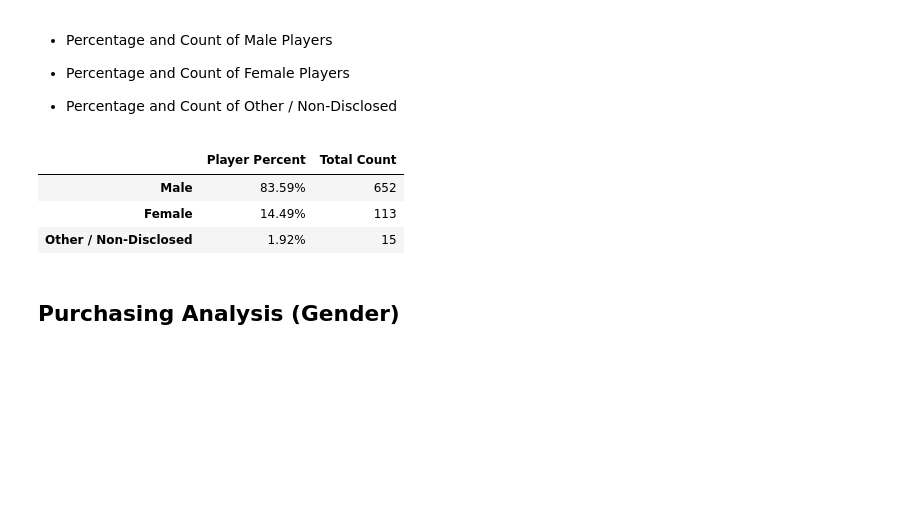
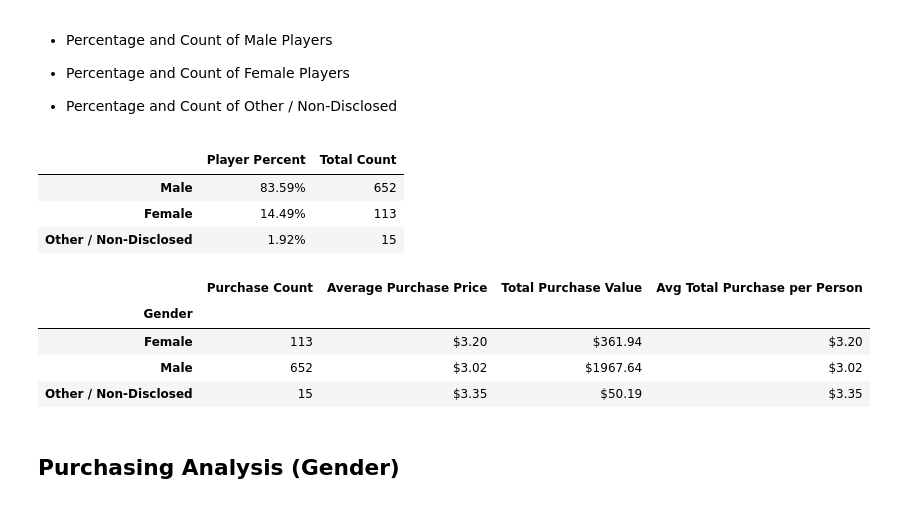
Before and after one commit to Mitchemoto/pandas-challenge, a Jupyter notebook: HeroesOfPymoli_starter.ipynb, the cells around one changed output. Drawn from its saved outputs; the diff is of its cells as text; code cells hidden in the pictures; blank space fills up the shorter version.

```diff
--- a/HeroesOfPymoli_starter.ipynb
+++ b/HeroesOfPymoli_starter.ipynb
@@ -101,6 +102,35 @@ gender_val_df.head()
 | Male | 83.59% | 652 |
 | Female | 14.49% | 113 |
 | Other / Non-Disclosed | 1.92% | 15 |
+# %%
+#groupby gender total count of purchases
+gender_count=pymoli_df.groupby(['Gender']).count()['Price']
+#Average purchage price
+gender_avg_purchase=pymoli_df.groupby(['Gender']).mean()['Price']
+#total purchase value
+gender_total=pymoli_df.groupby(['Gender']).sum()['Price']
+#average total purchase per person
+gender_avg_person=gender_total/gender_count
+
+#create the data frame
+gender_purchase_df=pd.DataFrame({
+            'Purchase Count':gender_count,
+            'Average Purchase Price':gender_avg_purchase,
+            'Total Purchase Value':gender_total,
+            'Avg Total Purchase per Person':gender_avg_person
+            })
+
+#update format to show $ value over % value thats being carried over.
+pd.options.display.float_format = '${:.2f}'.format
+
+#run the data frame outside to capture formatting
+gender_purchase_df.head()
+# %% [output]
+|  | Purchase Count | Average Purchase Price | Total Purchase Value | Avg Total Purchase per Person |
+| Gender |  |  |  |  |
+| Female | 113 | $3.20 | $361.94 | $3.20 |
+| Male | 652 | $3.02 | $1967.64 | $3.02 |
+| Other / Non-Disclosed | 15 | $3.35 | $50.19 | $3.35 |
 # %% [markdown]
 
 ## Purchasing Analysis (Gender)
```
Also changed, not shown: parts of 2 cells of this notebook.
